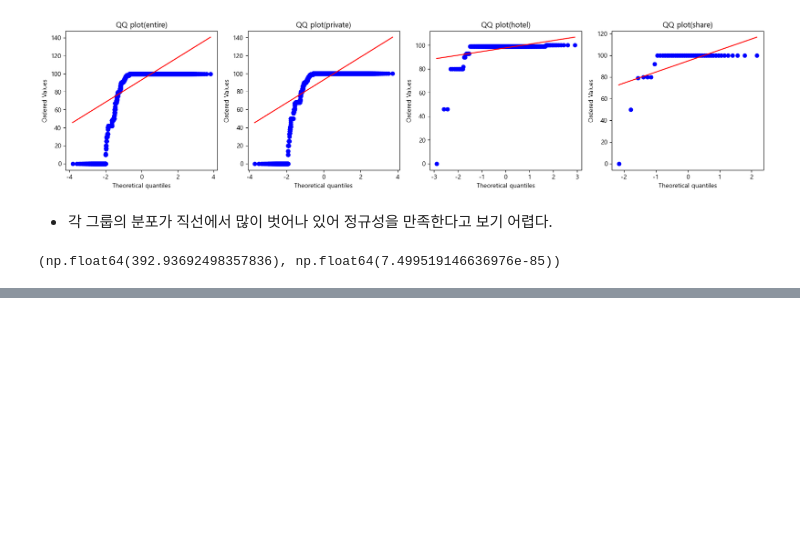
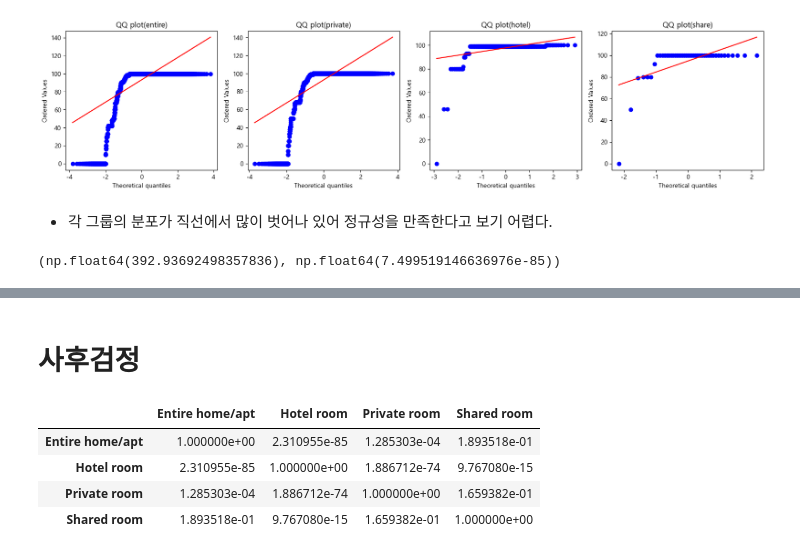
Before and after one commit to KyungminChang/data-analysis-project-BBB, a Jupyter notebook: 02_basic_statistics.ipynb, the cells around one changed output, grey strips where cells are left out. Cells and saved outputs as stored; diff of their text form; code cells hidden in the pictures; blank space fills up the shorter version.

```diff
--- a/02_basic_statistics.ipynb
+++ b/02_basic_statistics.ipynb
@@ -495,0 +504,19 @@ p-value < 0.05 보다 낮으므로 귀무가설 기각.
+# %% [markdown]
+# 사후검정
+# %%
+# Dunn 사후검정
+data = temp[['room_type', 'host_response_rate']].dropna()
+
+posthoc = sp.posthoc_dunn(data,
+                        val_col="host_response_rate",
+                        group_col="room_type",
+                        p_adjust="holm"
+                        )
+# %%
+posthoc
+# %% [output]
+|  | Entire home/apt | Hotel room | Private room | Shared room |
+| Entire home/apt | 1.000000e+00 | 2.310955e-85 | 1.285303e-04 | 1.893518e-01 |
+| Hotel room | 2.310955e-85 | 1.000000e+00 | 1.886712e-74 | 9.767080e-15 |
+| Private room | 1.285303e-04 | 1.886712e-74 | 1.000000e+00 | 1.659382e-01 |
+| Shared room | 1.893518e-01 | 9.767080e-15 | 1.659382e-01 | 1.000000e+00 |
```
Also changed, not shown: parts of 14 cells of this notebook.
